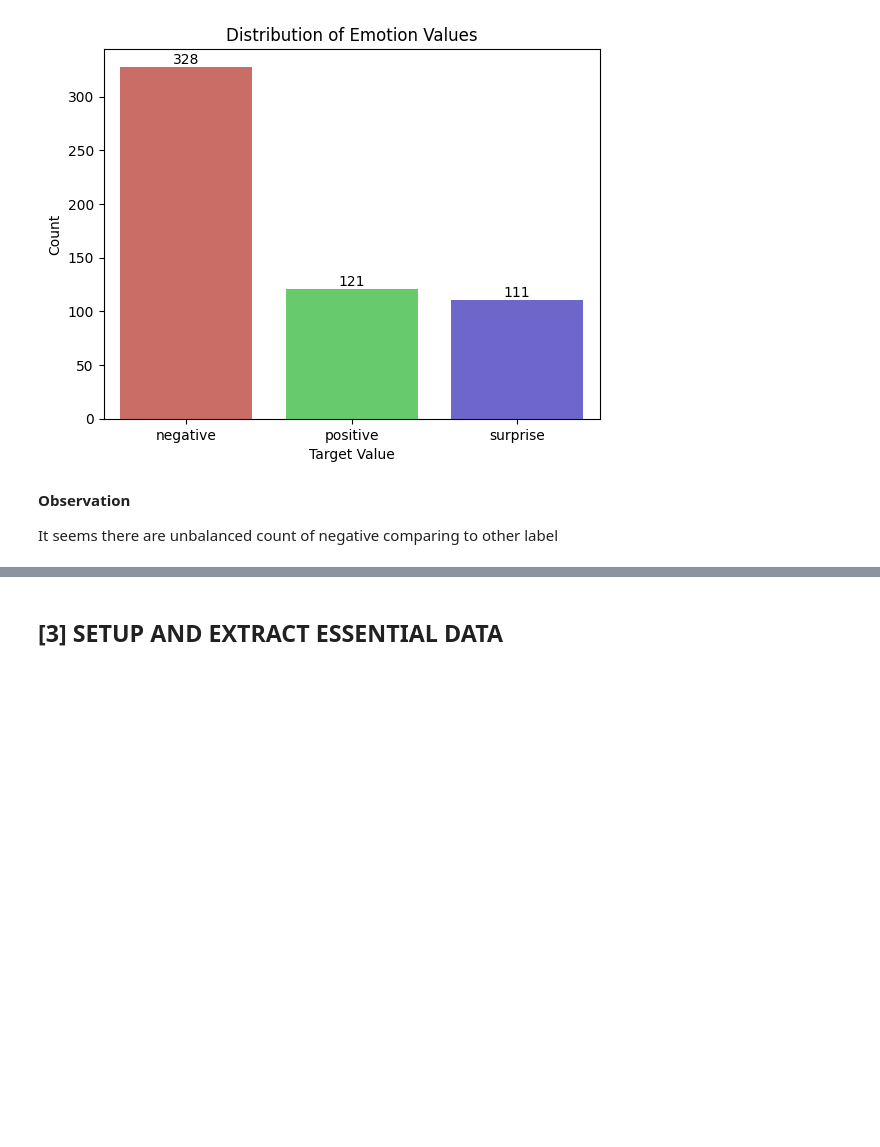
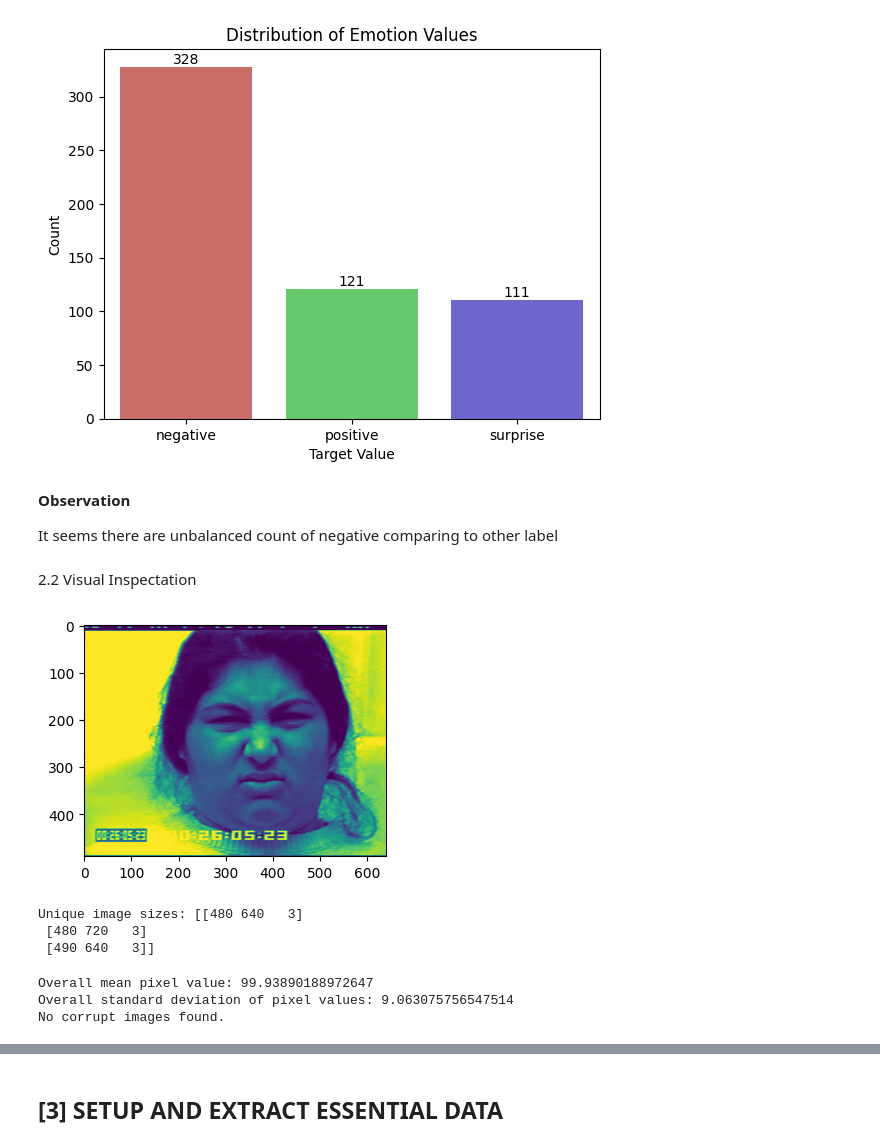
Before and after one commit to baopham2611/Deep_learning_a1, a Jupyter notebook: FacialClassifier.ipynb, the cells around one changed output, grey strips where cells are left out. Saved outputs shown, nothing was run; the diff lists cells and outputs as text; code cells hidden in the pictures; blank space fills up the shorter version.

```diff
--- a/FacialClassifier.ipynb
+++ b/FacialClassifier.ipynb
@@ -14,8 +17,8 @@ from keras.utils import to_categorical
 # %% [markdown]
 Setup data directory
 # %%
-IMAGE_DIRECTORY = "./cohn-kanade-images/"
-DATA_LABEL_DIRECTORY = "./data_labels.csv"
+IMAGE_DIRECTORY = "./data-1/cohn-kanade-images/"
+DATA_LABEL_DIRECTORY = "./data-1/data_labels.csv"
 # %% [markdown]
 #### Load Label Dataset
 # %%
@@ -124,3 +127,29 @@ Passing `palette` without assigning `hue` is deprecated and will be removed in v
 **Observation**
 
 It seems there are unbalanced count of negative comparing to other label
+# %% [markdown]
+2.2 Visual Inspectation
+# %%
+# For simplicity, let's just take the first subject and its first sequence
+subject_sequence = df[(df['subject'] == 'S005') & (df['sequence'] == 1)]
+sequence_files = subject_sequence['filepath'].tolist()
+
+# Ensure that axes is always iterable
+fig, axes = plt.subplots(1, len(sequence_files), figsize=(15, 3))
+if len(sequence_files) == 1:
+    axes = [axes]  # Make it a list so it's iterable
+
+for ax, file in zip(axes, sequence_files):
+    # Correct the file path by stripping the redundant part
+    corrected_file_path = file.replace('./cohn-kanade-images/', '')
+    img_path = os.path.join(IMAGE_DIRECTORY, corrected_file_path)
+    try:
+        img = Image.open(img_path)
+        ax.imshow(img)
+        ax.axis('on')
+    except IOError:
+        print(f"Error opening image: {img_path}")
+
+plt.show()
+# %% [output]
+[figure, added]
@@ -126,0 +193,30 @@ It seems there are unbalanced count of negative comparing to other label
+# %%
+# Now let's analyze the image sizes
+image_sizes = np.array(image_sizes)
+unique_sizes = np.unique(image_sizes, axis=0)
+
+# We can print out or plot the unique sizes to decide on a common size
+print(f"Unique image sizes: {unique_sizes}")
+# %% [output]
+Unique image sizes: [[480 640   3]
+ [480 720   3]
+ [490 640   3]]
+# %%
+# Calculate the overall mean and standard deviation for the pixel values
+overall_mean = np.mean(mean_pixel_values)
+overall_std = np.std(std_pixel_values)
+
+print(f"Overall mean pixel value: {overall_mean}")
+print(f"Overall standard deviation of pixel values: {overall_std}")
+
+# Print out corrupt images, if any
+if corrupt_images:
+    print("Found corrupt images:")
+    for corrupt_img in corrupt_images:
+        print(corrupt_img)
+else:
+    print("No corrupt images found.")
+# %% [output]
+Overall mean pixel value: 99.93890188972647
+Overall standard deviation of pixel values: 9.063075756547514
+No corrupt images found.
```
Also changed, not shown: parts of 14 cells of this notebook.
